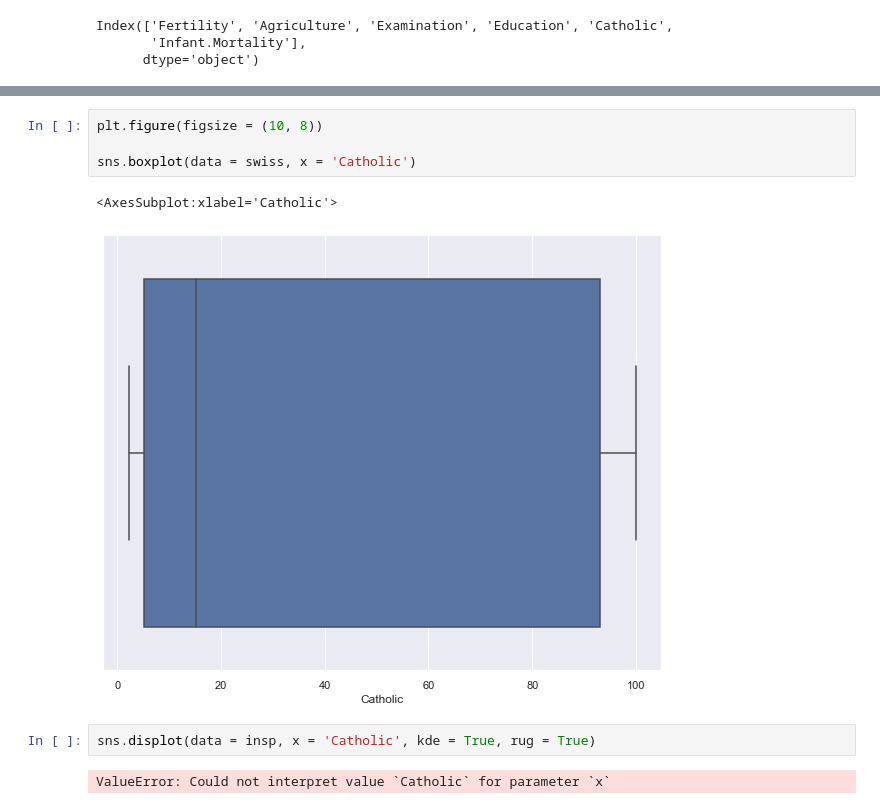
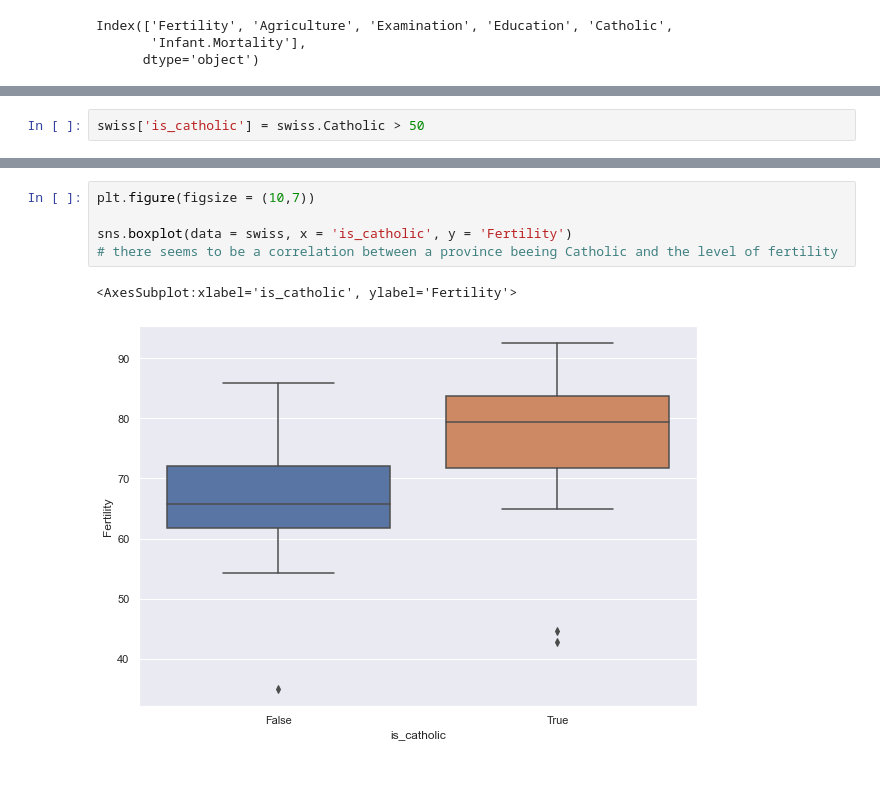
Before and after one commit to Severina7/numpy-pandas-visualization-exercises, a Jupyter notebook: seaborn_exercises.ipynb, the cells around one changed output, grey strips where cells are left out. Drawn from its saved outputs; the diff is of its cells as text; blank space fills up the shorter version.

```diff
--- a/seaborn_exercises.ipynb
+++ b/seaborn_exercises.ipynb
@@ -377,0 +360,2 @@ list(swiss)
+# %%
+swiss['is_catholic'] = swiss.Catholic > 50
@@ -378,11 +371,8 @@ list(swiss)
 # %%
-plt.figure(figsize = (10, 8))
+plt.figure(figsize = (10,7))
 
-sns.boxplot(data = swiss, x = 'Catholic')
+sns.boxplot(data = swiss, x = 'is_catholic', y = 'Fertility')
+# there seems to be a correlation between a province beeing Catholic and the level of fertility
 # %% [output]
-<AxesSubplot:xlabel='Catholic'>
+<AxesSubplot:xlabel='is_catholic', ylabel='Fertility'>
-[figure, old version]
+[figure, new version]
-# %%
-sns.displot(data = insp, x = 'Catholic', kde = True, rug = True)
-# %% [output]
-ValueError: Could not interpret value `Catholic` for parameter `x`
```
Also changed, not shown: parts of 28 cells of this notebook, 1 other file.
